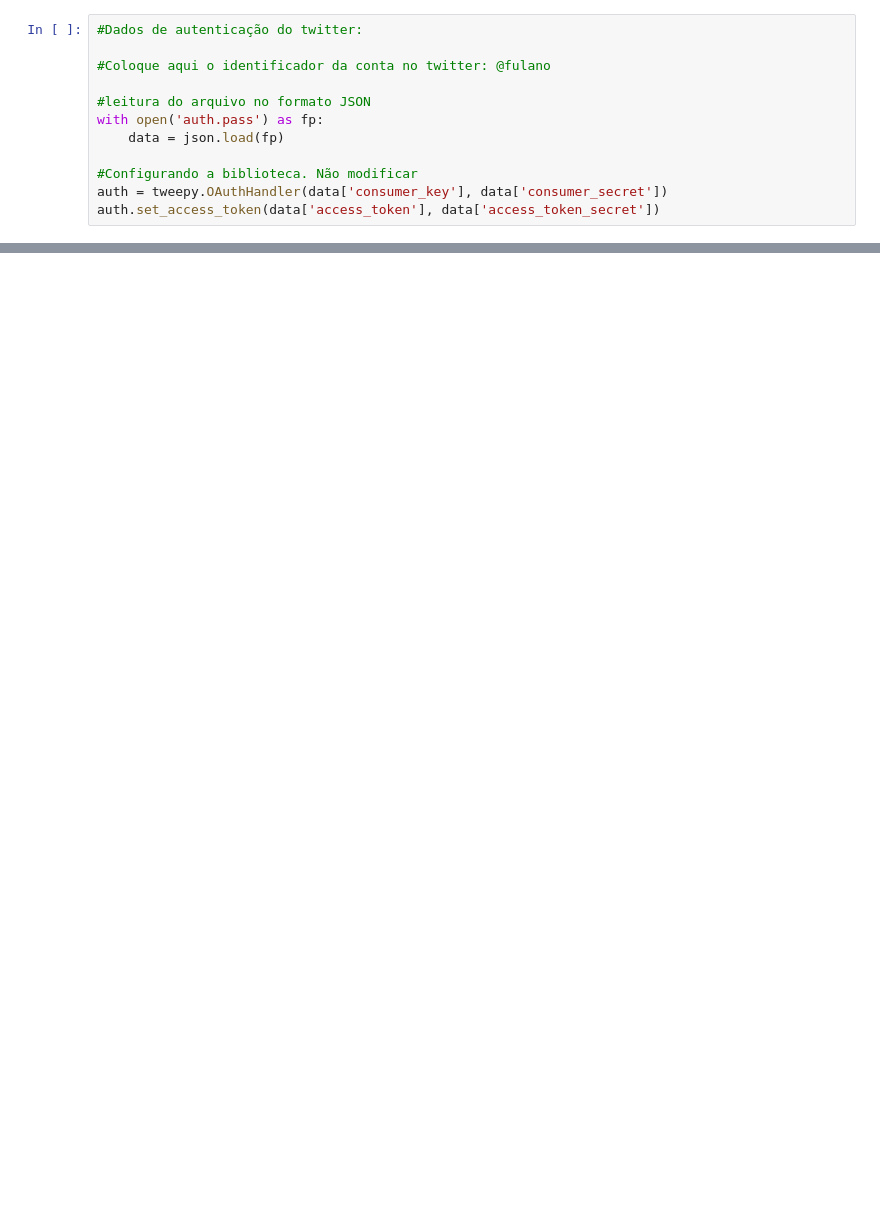
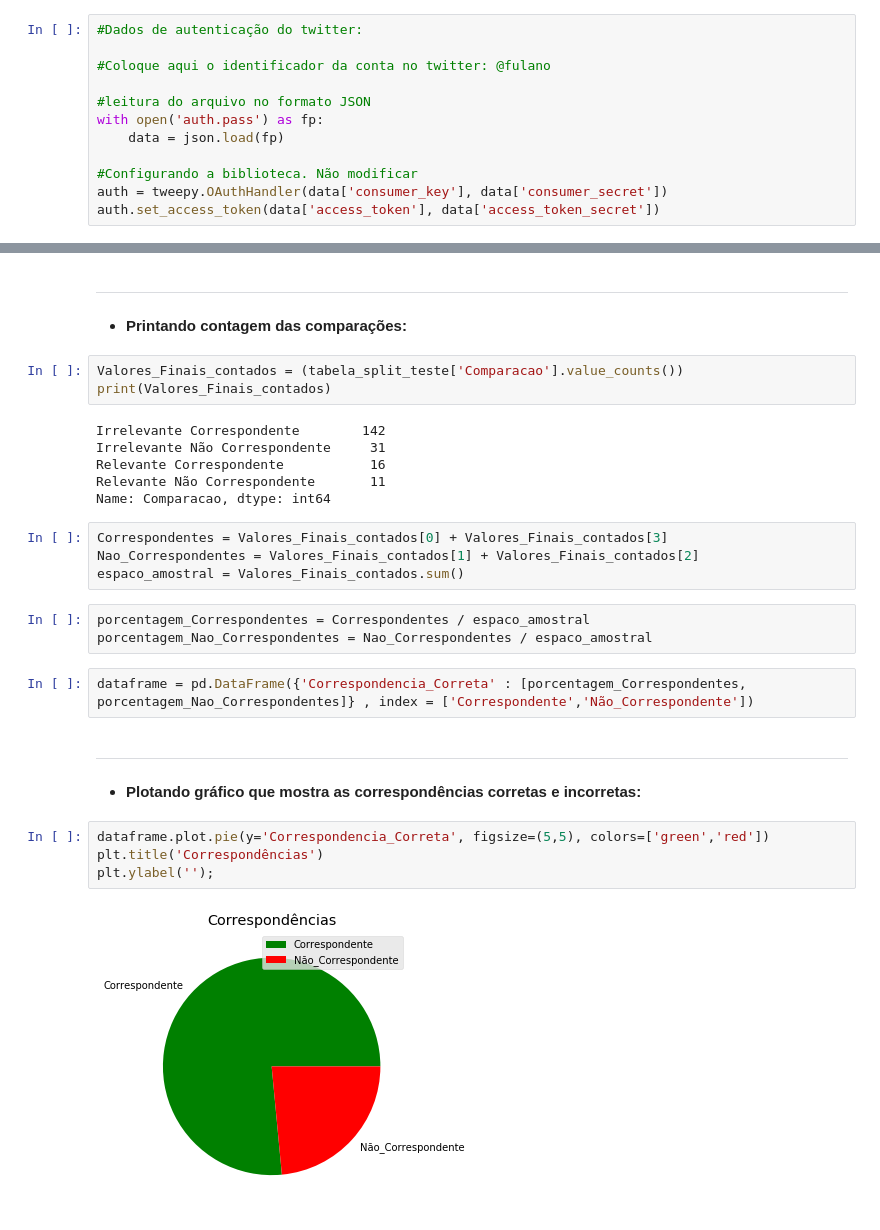
Before and after one commit to AntonioFuziy/Projeto2_DataScience, a Jupyter notebook: Projeto2.ipynb, the cells around one changed output, grey strips where cells are left out. Cells and saved outputs as stored; diff of their text form; blank space fills up the shorter version.

```diff
--- a/Projeto2.ipynb
+++ b/Projeto2.ipynb
@@ -131,0 +434,30 @@ Os trabalhos vão evoluir em conceito dependendo da quantidade de itens avançad
+# %% [markdown]
+___
+- **Printando contagem das comparações:**
+# %%
+Valores_Finais_contados = (tabela_split_teste['Comparacao'].value_counts())
+print(Valores_Finais_contados)
+# %% [output]
+Irrelevante Correspondente        142
+Irrelevante Não Correspondente     31
+Relevante Correspondente           16
+Relevante Não Correspondente       11
+Name: Comparacao, dtype: int64
+# %%
+Correspondentes = Valores_Finais_contados[0] + Valores_Finais_contados[3]
+Nao_Correspondentes = Valores_Finais_contados[1] + Valores_Finais_contados[2]
+espaco_amostral = Valores_Finais_contados.sum()
+# %%
+porcentagem_Correspondentes = Correspondentes / espaco_amostral
+porcentagem_Nao_Correspondentes = Nao_Correspondentes / espaco_amostral
+# %%
+dataframe = pd.DataFrame({'Correspondencia_Correta' : [porcentagem_Correspondentes, porcentagem_Nao_Correspondentes]} , index = ['Correspondente','Não_Correspondente'])
+# %% [markdown]
+___
+- **Plotando gráfico que mostra as correspondências corretas e incorretas:**
+# %%
+dataframe.plot.pie(y='Correspondencia_Correta', figsize=(5,5), colors=['green','red'])
+plt.title('Correspondências')
+plt.ylabel('');
+# %% [output]
+[figure, added]
```
Also changed, not shown: parts of 86 cells of this notebook.
